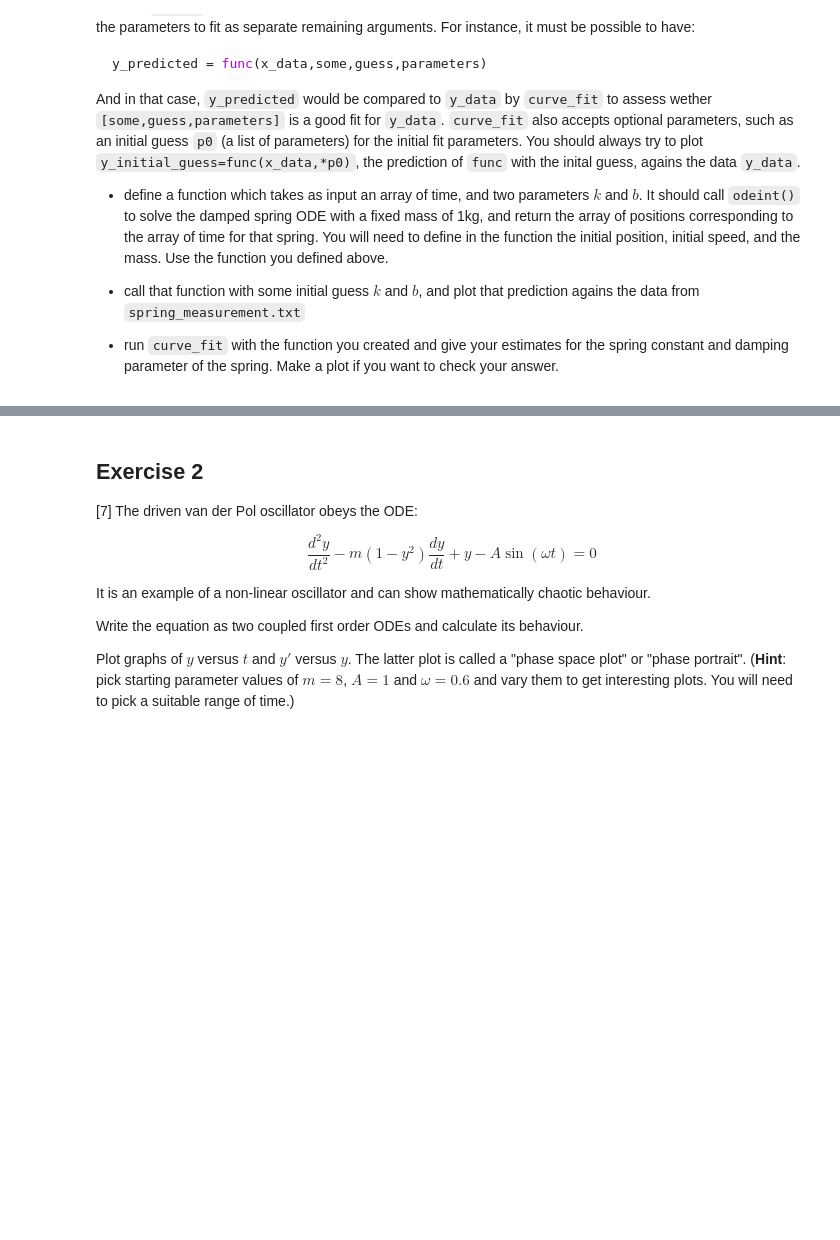
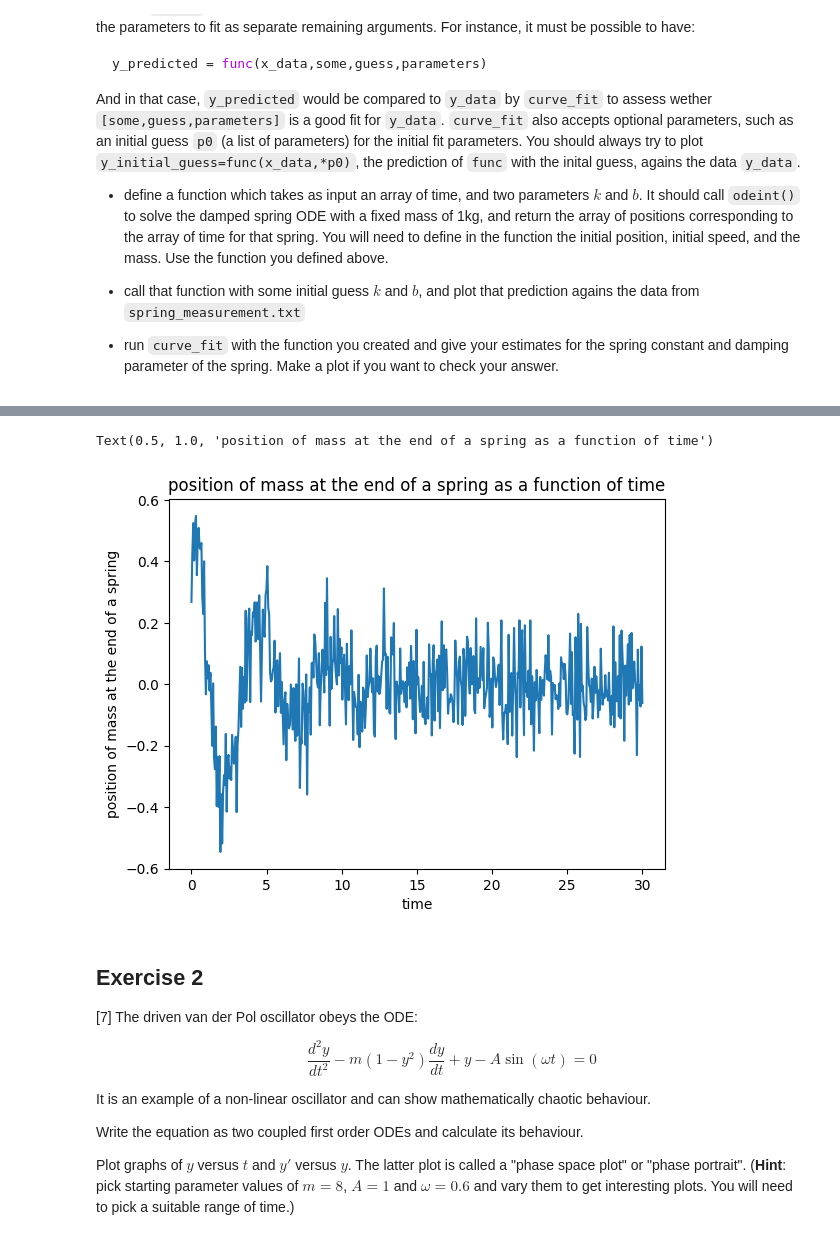
Before and after one commit to PX2145-2025/week-8-b-Anest-Cunliffe, a Jupyter notebook: ODEs.ipynb, the cells around one changed output, grey strips where cells are left out. Cells and saved outputs as stored; diff of their text form; code cells hidden in the pictures; blank space fills up the shorter version.

```diff
--- a/ODEs.ipynb
+++ b/ODEs.ipynb
@@ -286,3 +299,13 @@ And in that case, `y_predicted` would be compared to `y_data` by `curve_fit` to
+# %%
+from numpy import linspace, loadtxt, savetxt
+data=loadtxt('spring_measurement.txt', skiprows=1)
+plt.plot(data[:,0],  data[:,1])
+plt.ylabel('position of mass at the end of a spring')
+plt.xlabel('time')
+plt.title('position of mass at the end of a spring as a function of time')
+# %% [output]
+Text(0.5, 1.0, 'position of mass at the end of a spring as a function of time')
+[figure, added]
 # %% [markdown]
 ## Exercise 2
 
```
Also changed, not shown: parts of 1 cell of this notebook.
